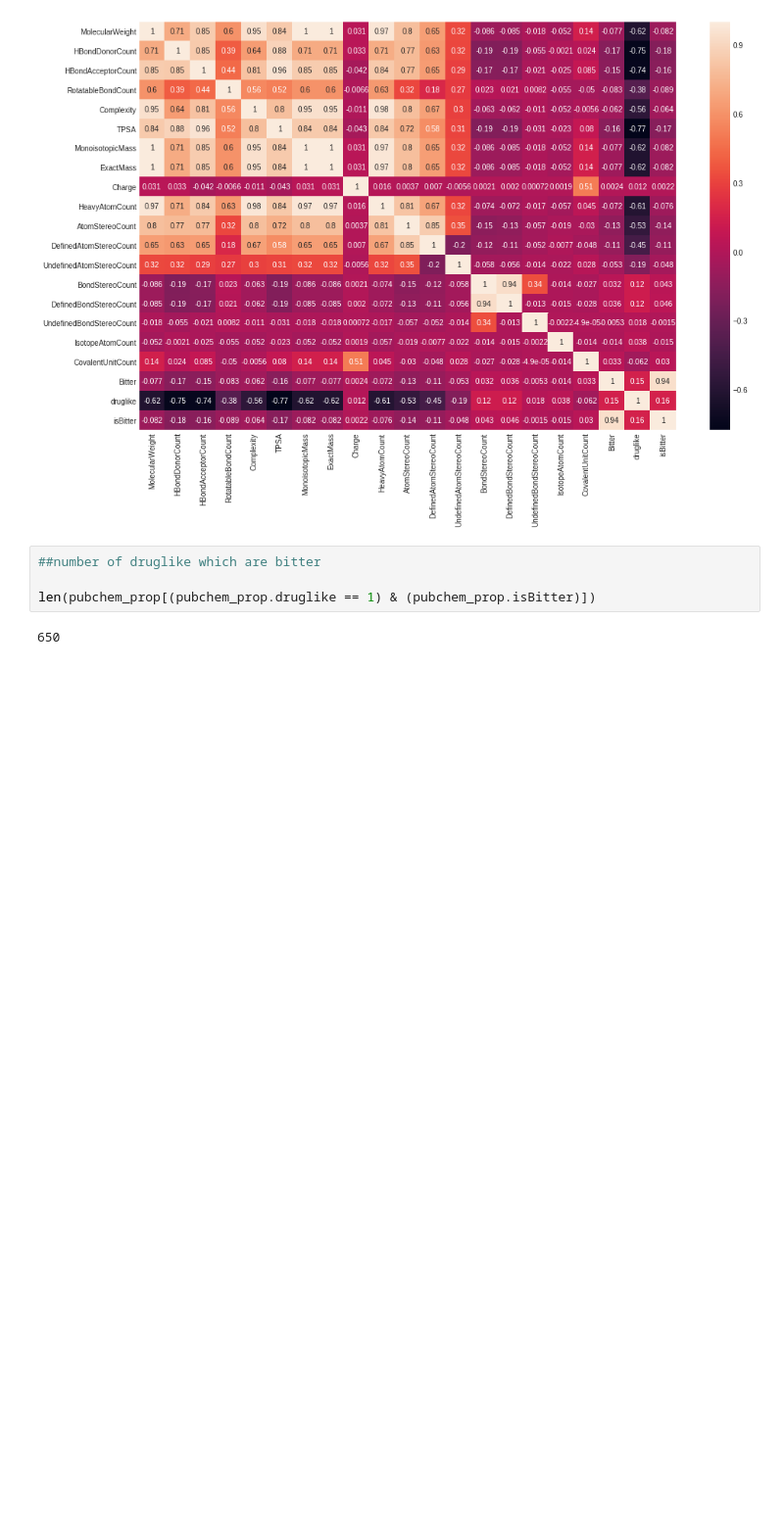
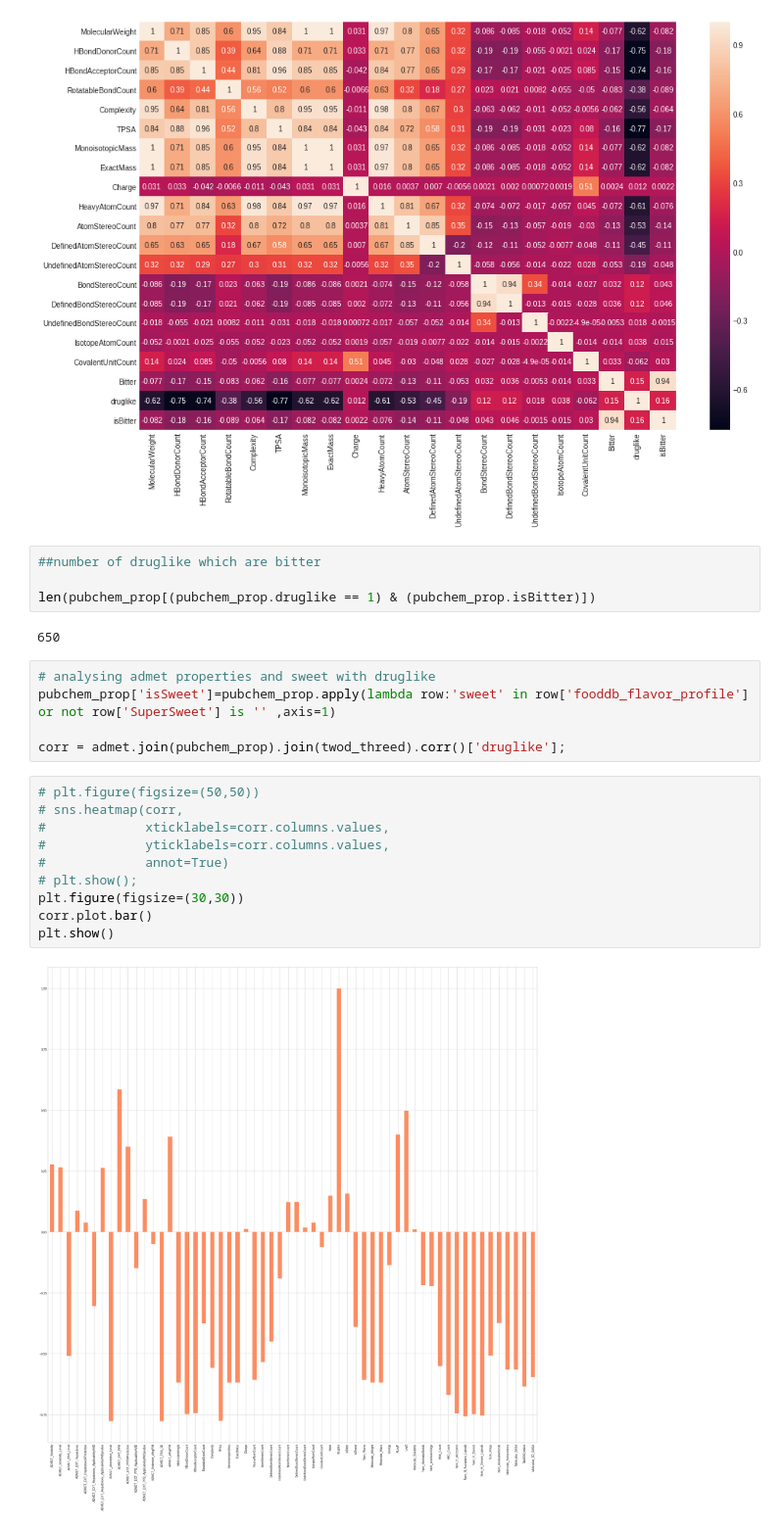
Before and after one commit to neelansh/FlavorDB-Analysis, a Jupyter notebook: Code/Drug like.ipynb, the cells around one changed output. Shown at 98% size. Drawn from its saved outputs; the diff is of its cells as text; blank space fills up the shorter version.

Commit message:
correlation of druglike with admet and sweet

```diff
--- a/Code/Drug like.ipynb
+++ b/Code/Drug like.ipynb
@@ -96,3 +96,20 @@ plt.show()
 len(pubchem_prop[(pubchem_prop.druglike == 1) & (pubchem_prop.isBitter)])
 # %% [output]
 650
+# %%
+# analysing admet properties and sweet with druglike
+pubchem_prop['isSweet']=pubchem_prop.apply(lambda row:'sweet' in row['fooddb_flavor_profile'] or not row['SuperSweet'] is '' ,axis=1)
+
+corr = admet.join(pubchem_prop).join(twod_threed).corr()['druglike'];
+# %%
+# plt.figure(figsize=(50,50))
+# sns.heatmap(corr,
+#             xticklabels=corr.columns.values,
+#             yticklabels=corr.columns.values,
+#             annot=True)
+# plt.show();
+plt.figure(figsize=(30,30))
+corr.plot.bar()
+plt.show()
+# %% [output]
+[figure, added]
```
